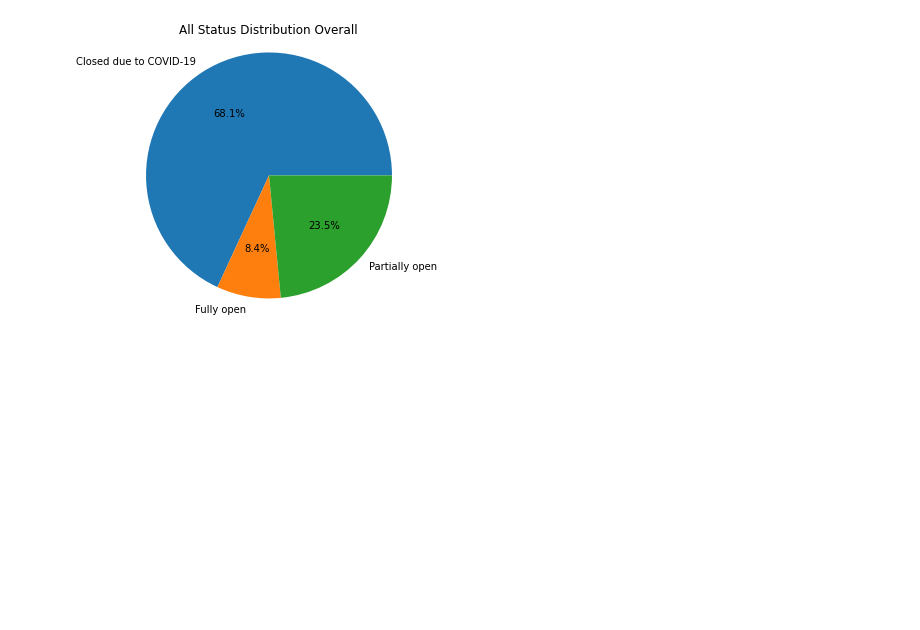
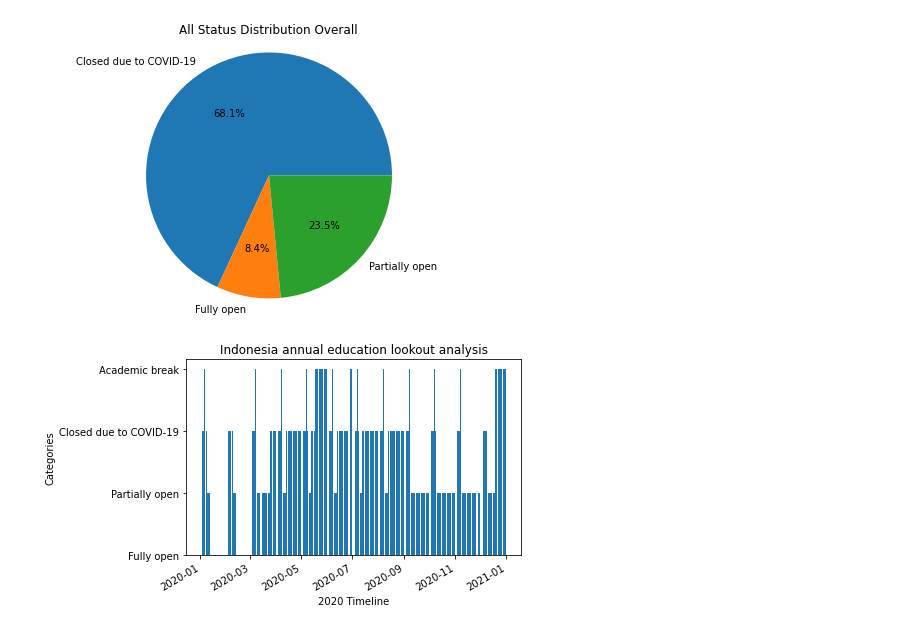
Before and after one commit to pkriger/project-01, a Jupyter notebook: Final_EDU_Covid_Data.ipynb, the cells around one changed output. Drawn from its saved outputs; the diff is of its cells as text; code cells hidden in the pictures; blank space fills up the shorter version.

Commit message:
Added last plot edu_data to final

```diff
--- a/Final_EDU_Covid_Data.ipynb
+++ b/Final_EDU_Covid_Data.ipynb
@@ -224,20 +224,22 @@ plt.show()
 # %%
 #Data as plotted with the .csv file info as bar chart time series plot to view yearly progression.
 
-brazil_df=edu_data_df[edu_data_df['Country']== "India"]
+brazil_df=edu_data_df[edu_data_df['Country']== "Indonesia"]
 dates = brazil_df["Date"]
 
 dates = pd.to_datetime(dates)
 
 
 line_date = brazil_df["Date"]
 line_status = brazil_df["Status"]
 
 fig= plt.figure()
 ax1= fig.add_subplot(111)
 ax1.bar(dates, line_status)
 ax1.set_ylabel("Categories")
 ax1.set_xlabel("2020 Timeline")
-plt.title("Brazil annual education lookout analysis")
+plt.title("Indonesia annual education lookout analysis")
 
 plt.gcf().autofmt_xdate()
+# %% [output]
+[figure, added]
```
